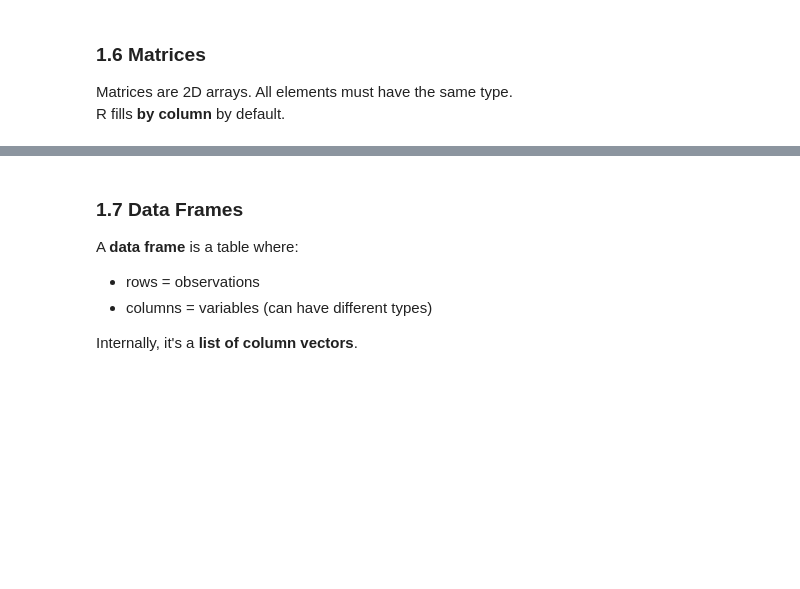
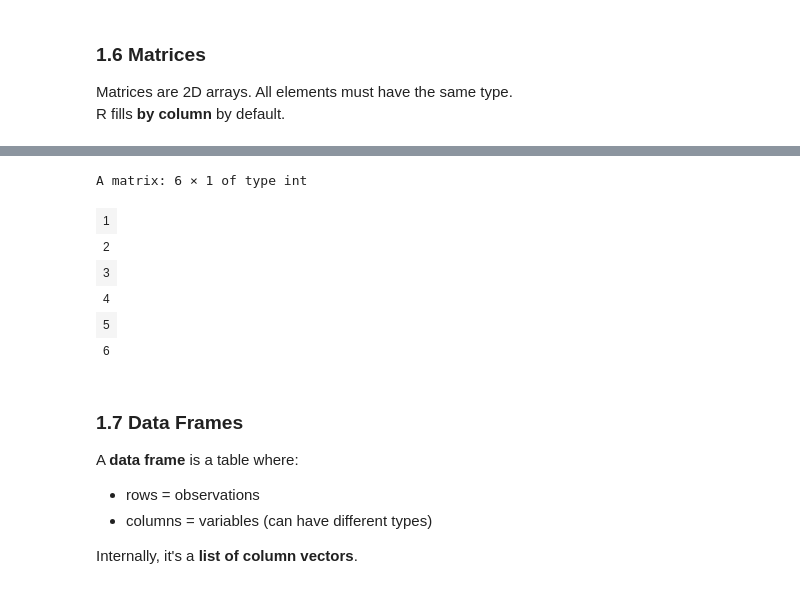
Before and after one commit to MarcoVando/statistica-descrittiva-per-datascience, a Jupyter notebook: MyFiles/01_R_Basics_and_Descriptive_Statistics.ipynb, the cells around one changed output, grey strips where cells are left out. Drawn from its saved outputs; the diff is of its cells as text; code cells hidden in the pictures; blank space fills up the shorter version.

```diff
--- a/MyFiles/01_R_Basics_and_Descriptive_Statistics.ipynb
+++ b/MyFiles/01_R_Basics_and_Descriptive_Statistics.ipynb
@@ -95,3 +132,14 @@ print(M)
+# %%
+c_v = matrix(1:6, nrow=6, ncol= 1)
+c_v
+# %% [output]
+A matrix: 6 × 1 of type int
+| 1 |
+| 2 |
+| 3 |
+| 4 |
+| 5 |
+| 6 |
 # %% [markdown]
 ### 1.7 Data Frames
 
```
Also changed, not shown: parts of 40 cells of this notebook, 11 other files.
